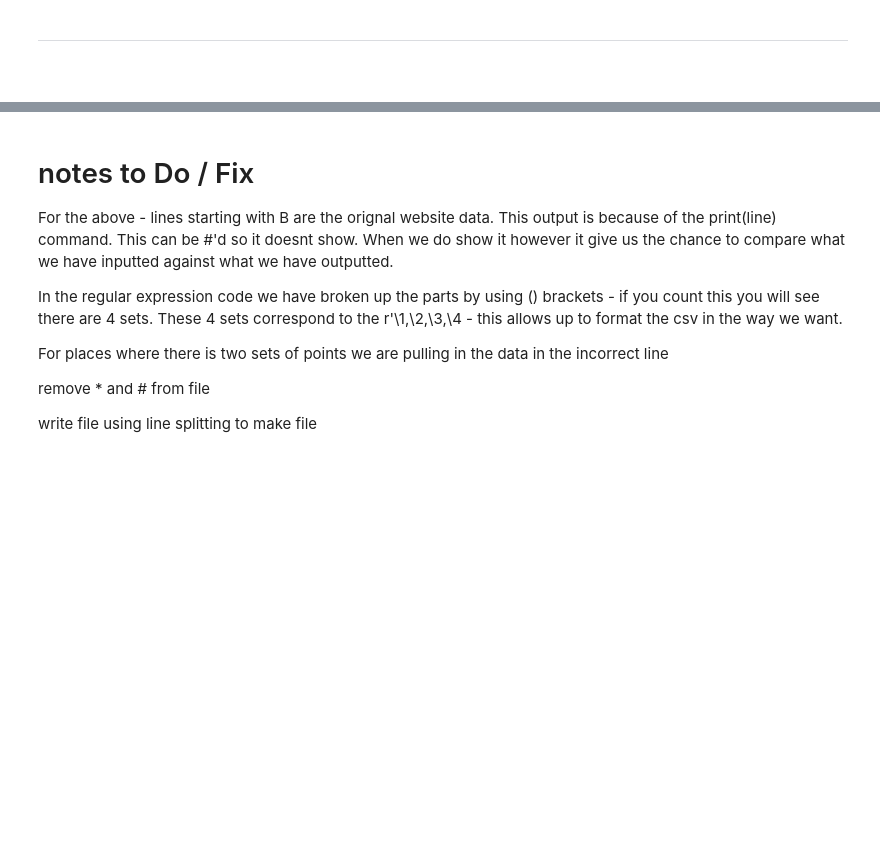
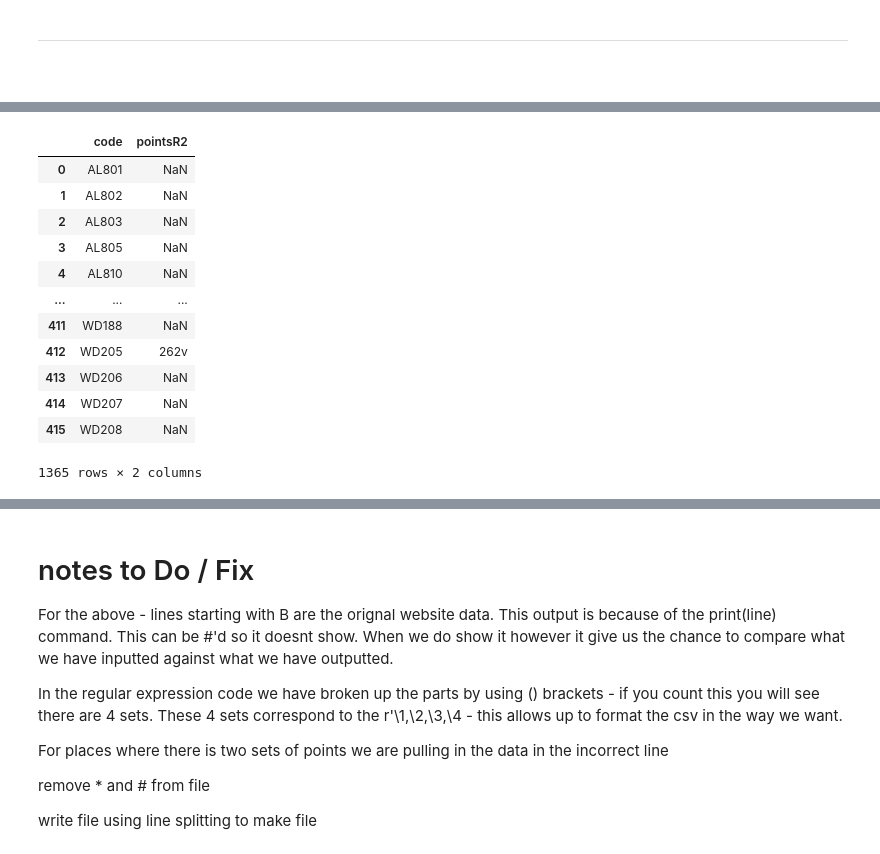
Before and after one commit to VCurry20/FDAProject2021, a Jupyter notebook: cao.ipynb, the cells around one changed output, grey strips where cells are left out. Cells and saved outputs as stored; diff of their text form; code cells hidden in the pictures; blank space fills up the shorter version.

```diff
--- a/cao.ipynb
+++ b/cao.ipynb
@@ -1124,0 +1269,18 @@ The number of courses available in 2019 was 1391.
+# %%
+points_2_2021 = courses2021[["code", "pointsR2"]]
+# %%
+points_2_2021
+# %% [output]
+|  | code | pointsR2 |
+| 0 | AL801 | NaN |
+| 1 | AL802 | NaN |
+| 2 | AL803 | NaN |
+| 3 | AL805 | NaN |
+| 4 | AL810 | NaN |
+| ... | ... | ... |
+| 411 | WD188 | NaN |
+| 412 | WD205 | 262v |
+| 413 | WD206 | NaN |
+| 414 | WD207 | NaN |
+| 415 | WD208 | NaN |
+1365 rows × 2 columns
```
Also changed, not shown: parts of 41 cells of this notebook, 10 other files.
